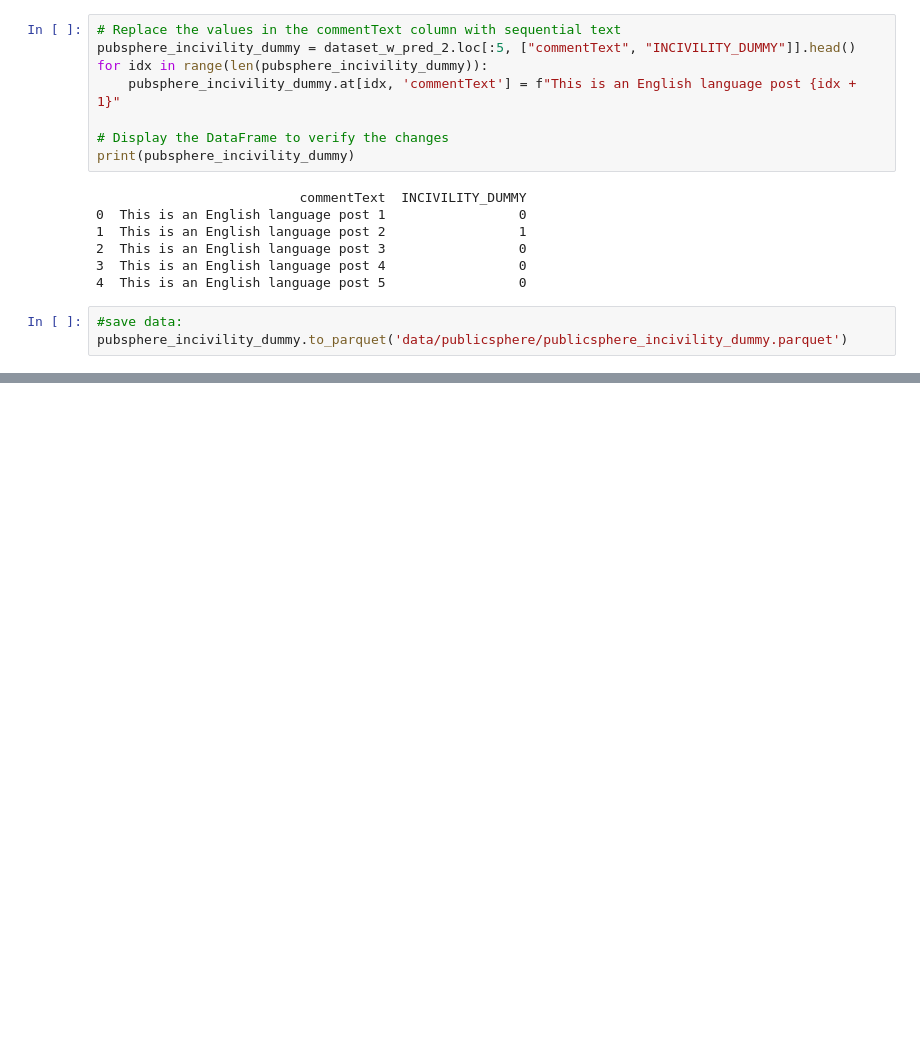
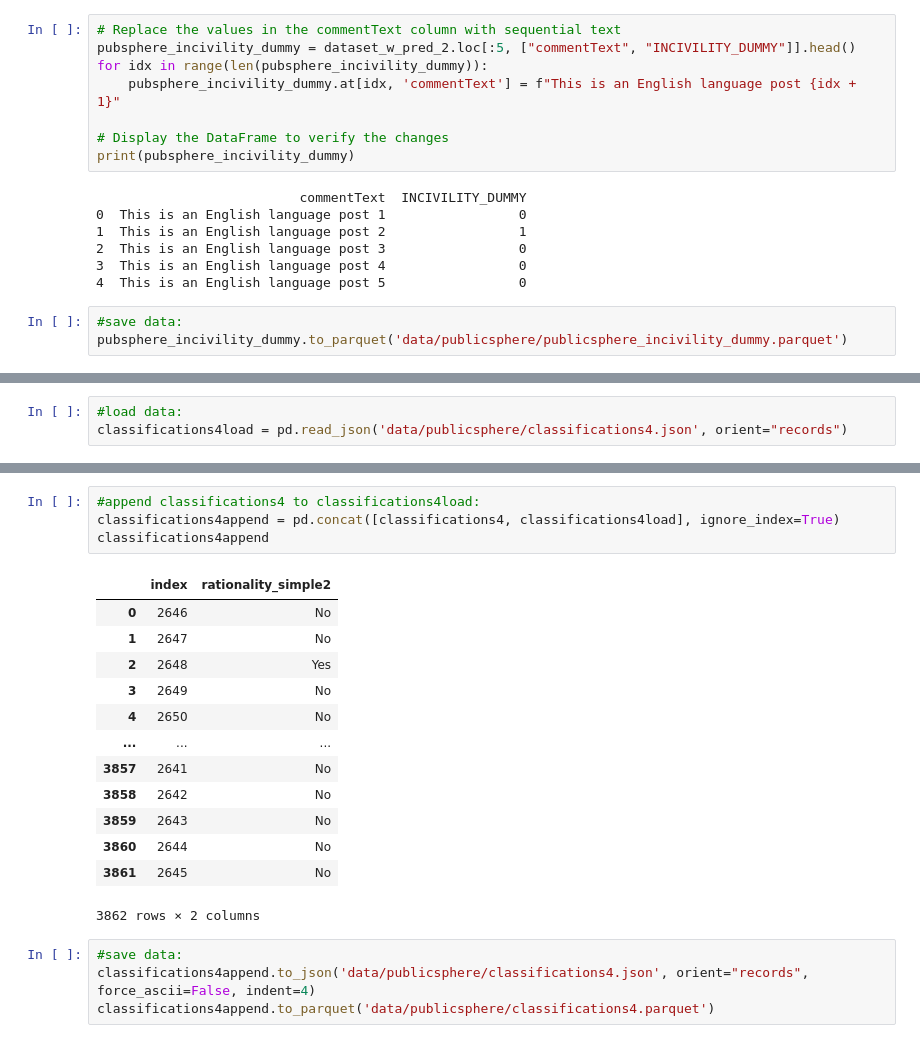
Before and after one commit to cl-trier/TWON-Exploration, a Jupyter notebook: 26--Classify PublicSphere-benchmark.ipynb, the cells around one changed output, grey strips where cells are left out. Saved outputs shown, nothing was run; the diff lists cells and outputs as text; blank space fills up the shorter version.

```diff
--- a/26--Classify PublicSphere-benchmark.ipynb
+++ b/26--Classify PublicSphere-benchmark.ipynb
@@ -1877,0 +3003,3 @@ pubsphere_incivility_dummy.to_parquet('data/publicsphere/publicsphere_incivility
+# %%
+#load data:
+classifications4load = pd.read_json('data/publicsphere/classifications4.json', orient="records")
@@ -1877,0 +3038,22 @@ pubsphere_incivility_dummy.to_parquet('data/publicsphere/publicsphere_incivility
+# %%
+#append classifications4 to classifications4load:
+classifications4append = pd.concat([classifications4, classifications4load], ignore_index=True)
+classifications4append
+# %% [output]
+|  | index | rationality_simple2 |
+| 0 | 2646 | No |
+| 1 | 2647 | No |
+| 2 | 2648 | Yes |
+| 3 | 2649 | No |
+| 4 | 2650 | No |
+| ... | ... | ... |
+| 3857 | 2641 | No |
+| 3858 | 2642 | No |
+| 3859 | 2643 | No |
+| 3860 | 2644 | No |
+| 3861 | 2645 | No |
+3862 rows × 2 columns
+# %%
+#save data:
+classifications4append.to_json('data/publicsphere/classifications4.json', orient="records", force_ascii=False, indent=4)
+classifications4append.to_parquet('data/publicsphere/classifications4.parquet')
```
Also changed, not shown: parts of 75 cells of this notebook, 9 other files.
